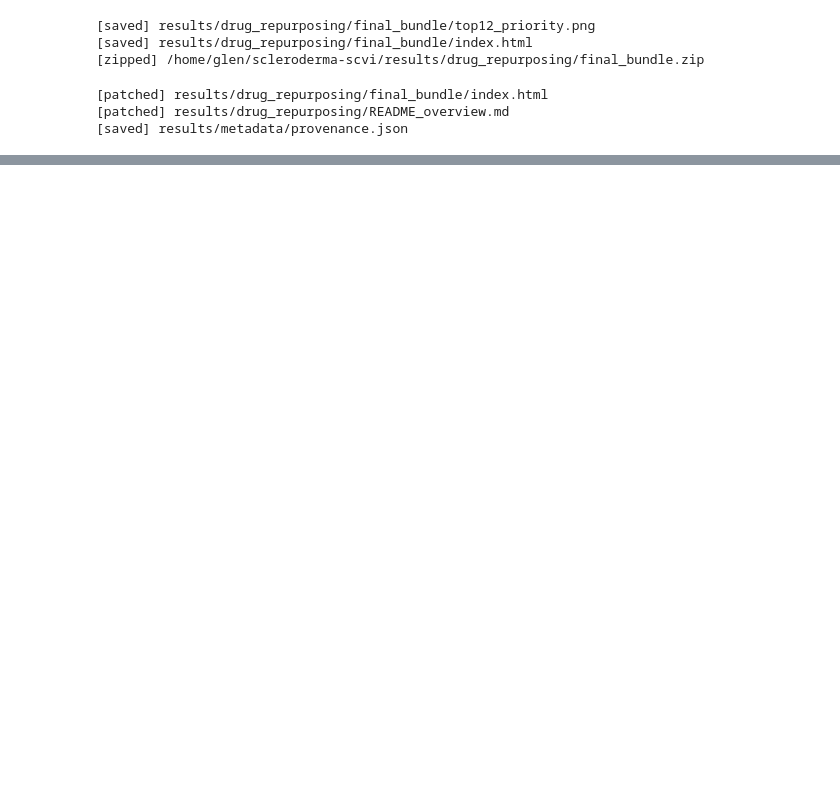
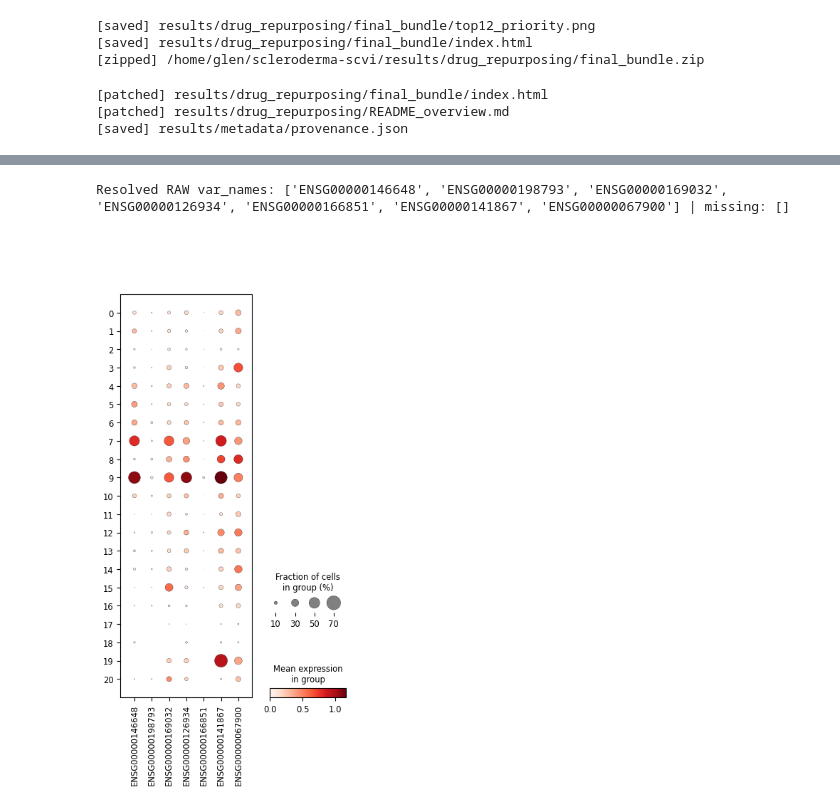
Before and after one commit to glenritschel/scleroderma-scvi, a Jupyter notebook: notebooks/08_validation_and_robustness.ipynb, the cells around one changed output, grey strips where cells are left out. Saved outputs shown, nothing was run; the diff lists cells and outputs as text; code cells hidden in the pictures; blank space fills up the shorter version.

```diff
--- a/notebooks/08_validation_and_robustness.ipynb
+++ b/notebooks/08_validation_and_robustness.ipynb
@@ -0,0 +1,4 @@
+# %%
+from pathlib import Path
+hits = list(Path.cwd().rglob("final_shortlist_ranked.csv"))
+print("Found:", [str(p) for p in hits])
@@ -311,0 +432,10 @@ print("[saved]", META/"provenance.json")
+# %%
+import scanpy as sc
+from pathlib import Path
+
+full = sc.read_h5ad("data/processed/ssc_skin_qc.h5ad")
+print("Columns on var:", list(full.var.columns)[:10])
+
+sym = (full.var.get("gene_symbol", full.var_names).astype(str).str.upper())
+print("MT- genes:", (sym.str.startswith("MT-")).sum())
+print("RPS/RPL genes:", (sym.str.startswith(("RPS","RPL"))).sum())
@@ -311,0 +793,14 @@ print("[saved]", META/"provenance.json")
+# %%
+qc_flag_clusters = {
+    "high_mito": ["5","10"],
+    "high_ribo": ["6","7","9","4","3"],
+    "low_genes": ["17","18","2","10","11"],
+}
+import numpy as np
+flag = np.full(adata.n_obs, "", dtype=object)
+for tag, ids in qc_flag_clusters.items():
+    mask = adata.obs["leiden"].isin(ids)
+    flag[mask] = np.where(flag[mask] == "", tag, flag[mask] + "|" + tag)
+adata.obs["qc_flag"] = flag  # "" means none
+adata.obs["qc_flag"] = adata.obs["qc_flag"].astype("category")
+adata.obs["qc_flag"].value_counts()
@@ -311,0 +860,20 @@ print("[saved]", META/"provenance.json")
+# %%
+import scanpy as sc
+
+targets_ens = [
+    "ENSG00000146648", # EGFR
+    "ENSG00000198793", # MTOR
+    "ENSG00000169032", # MAP2K1
+    "ENSG00000126934", # MAP2K2
+    "ENSG00000166851", # PLK1
+    "ENSG00000141867", # BRD4
+    "ENSG00000067900", # ROCK1
+]
+varnames, missing = ensembl_to_raw_varnames(adata, targets_ens)
+print("Resolved RAW var_names:", varnames, "| missing:", missing)
+
+# Dotplot across Leiden from RAW:
+sc.pl.dotplot(adata, var_names=varnames, groupby="leiden", use_raw=True)
+# %% [output]
+Resolved RAW var_names: ['ENSG00000146648', 'ENSG00000198793', 'ENSG00000169032', 'ENSG00000126934', 'ENSG00000166851', 'ENSG00000141867', 'ENSG00000067900'] | missing: []
+[figure, added]
```
Also changed, not shown: parts of 43 cells of this notebook, 52 other files.
